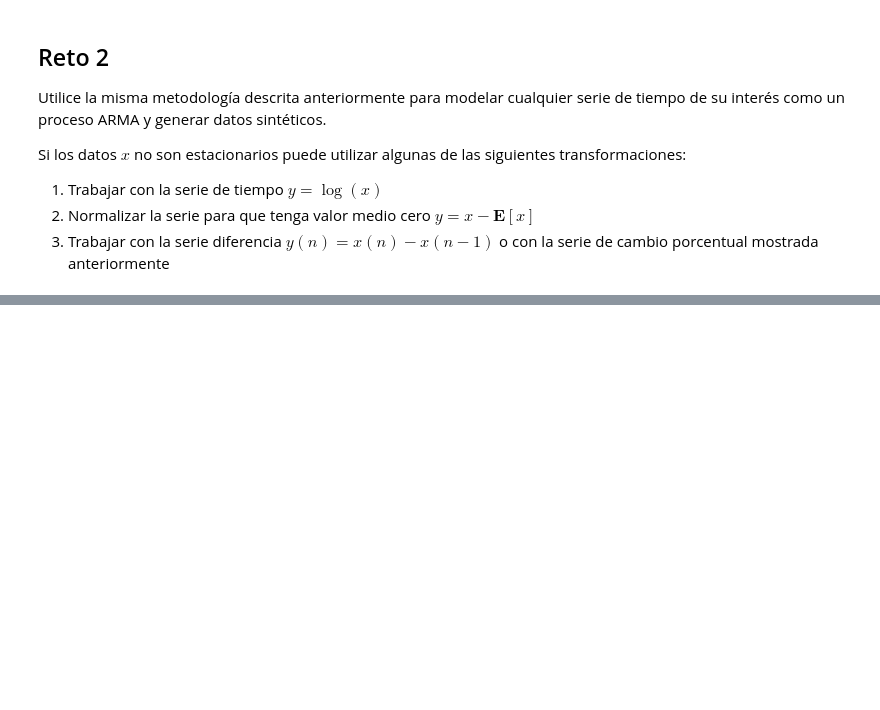
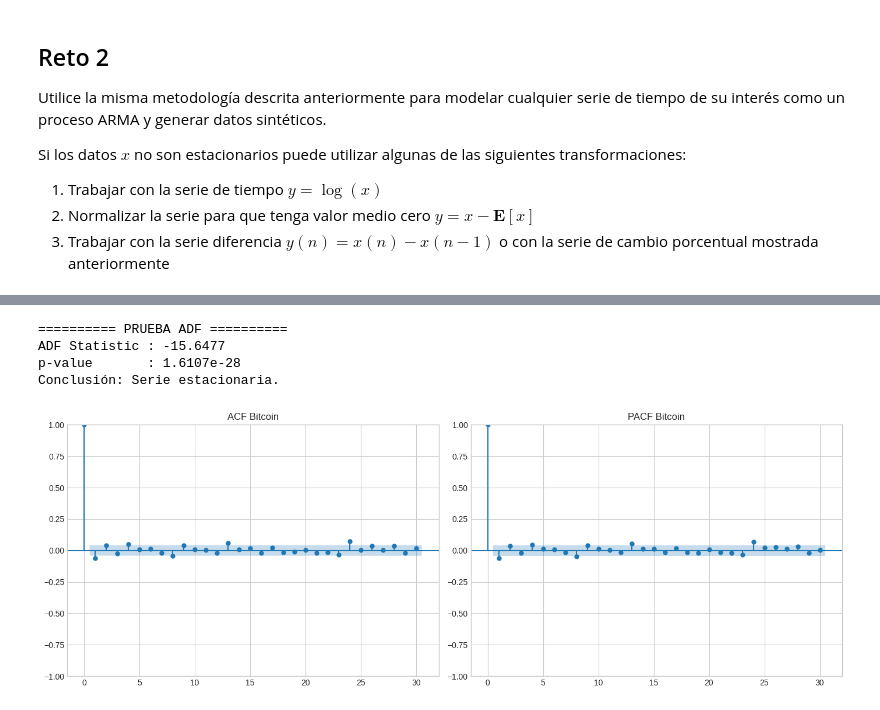
Before and after one commit to Samu24042/CienciaDeDatos, a Jupyter notebook: ciencia_de_datos_semana_7_modelos_arma.ipynb, the cells around one changed output, grey strips where cells are left out. Saved outputs shown, nothing was run; the diff lists cells and outputs as text; code cells hidden in the pictures; blank space fills up the shorter version.

```diff
--- a/ciencia_de_datos_semana_7_modelos_arma.ipynb
+++ b/ciencia_de_datos_semana_7_modelos_arma.ipynb
@@ -212,0 +337,30 @@ Si los datos $x$ no son estacionarios puede utilizar algunas de las siguientes t
+# %%
+# PRUEBA DE ESTACIONARIEDAD
+resultado_adf = adfuller(rend_mc)
+
+print("========== PRUEBA ADF ==========")
+print(f"ADF Statistic : {resultado_adf[0]:.4f}")
+print(f"p-value       : {resultado_adf[1]:.4e}")
+
+if resultado_adf[1] < 0.05:
+    print("Conclusión: Serie estacionaria.")
+else:
+    print("Conclusión: Serie NO estacionaria.")
+
+# ACF Y PACF
+fig, (ax1, ax2) = plt.subplots(1,2, figsize=(14,5))
+
+plot_acf(rend_mc, lags=30, ax=ax1)
+ax1.set_title("ACF Bitcoin")
+
+plot_pacf(rend_mc, lags=30, ax=ax2, method="ywm")
+ax2.set_title("PACF Bitcoin")
+
+plt.tight_layout()
+plt.show()
+# %% [output]
+========== PRUEBA ADF ==========
+ADF Statistic : -15.6477
+p-value       : 1.6107e-28
+Conclusión: Serie estacionaria.
+[figure, added]
```
Also changed, not shown: parts of 7 cells of this notebook.
